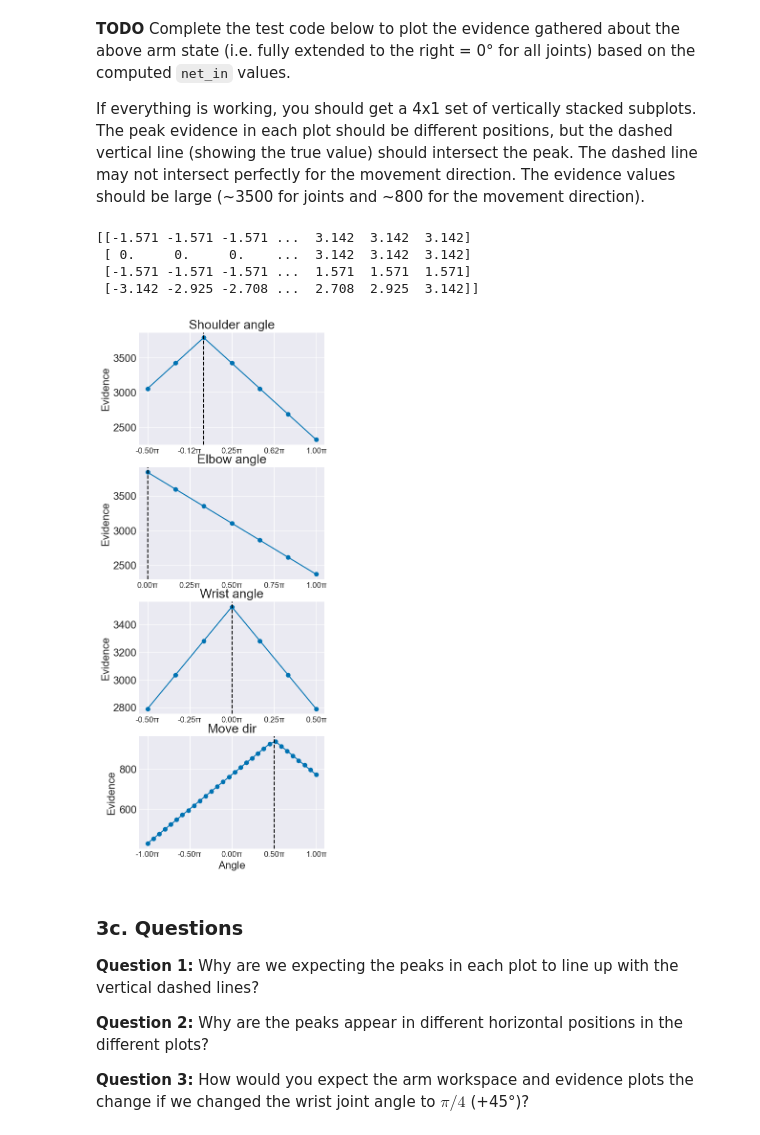
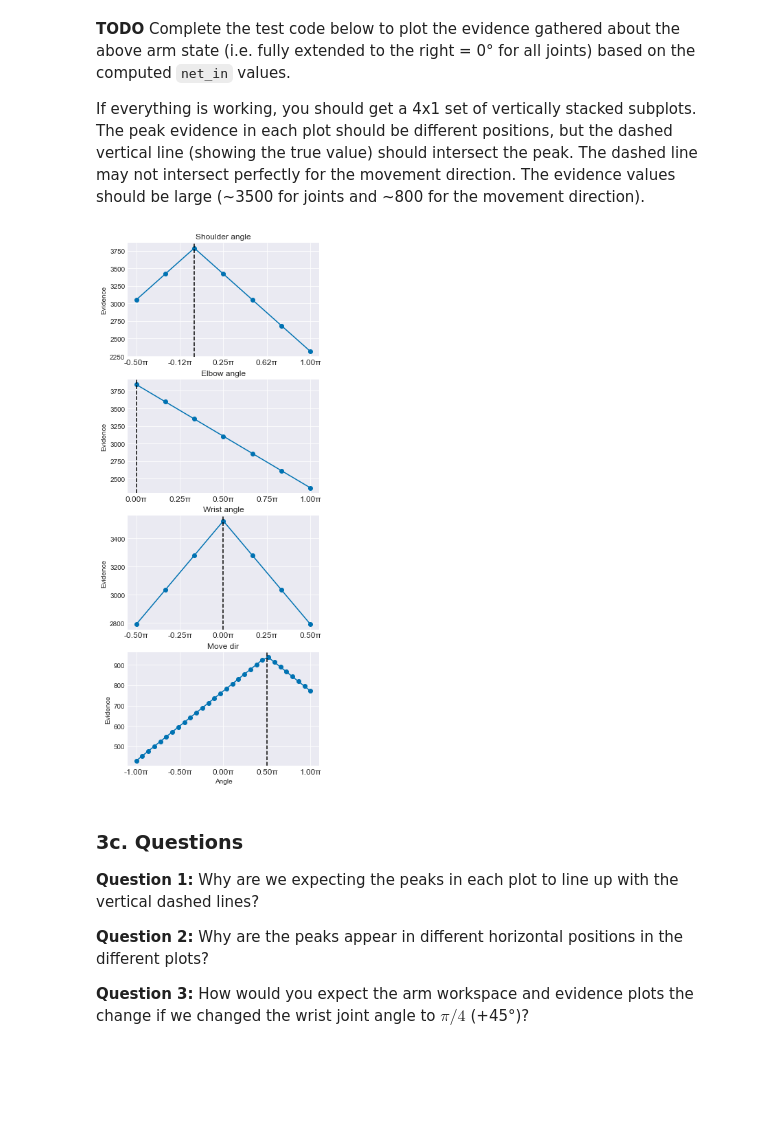
Before and after one commit to mqwen24/CS443_Projects, a Jupyter notebook: p3/outstar_learning.ipynb, the cells around one changed output. Cells and saved outputs as stored; diff of their text form; code cells hidden in the pictures; blank space fills up the shorter version.

```diff
--- a/p3/outstar_learning.ipynb
+++ b/p3/outstar_learning.ipynb
@@ -249,22 +249,19 @@ If everything is working, you should get a 4x1 set of vertically stacked subplot
 # %%
 # TODO: Create MotorNeurons object based on the current set of joints
 mn = MotorNeurons(joints)
 
 # TODO: Compute the net_in. You can just hardcode the current joint angles
 # and movement direction:
 # joint angles is just an array of 3 0s.
 # movement direction we are assuming is up (π/2)
-mn_net_in = mn.net_in(np.zeros(3), np.pi/2)
+mn_net_in = mn.net_in(np.array([0, 0, 0]), np.pi/2)
+
 # Plug in the net_in and one 4 item list of the actual joint angles and move direction
 # (move direction is last) into the MotorNeuron plot method.
 # Hard coding this list is fine here.
 mn.plot(mn_net_in, [0, 0, 0, np.pi/2])
 # %% [output]
-[[-1.571 -1.571 -1.571 ...  3.142  3.142  3.142]
- [ 0.     0.     0.    ...  3.142  3.142  3.142]
- [-1.571 -1.571 -1.571 ...  1.571  1.571  1.571]
- [-3.142 -2.925 -2.708 ...  2.708  2.925  3.142]]
-[figure, old version]
+[figure, new version]
 # %% [markdown]
 ### 3c. Questions
 
```
Also changed, not shown: parts of 13 cells of this notebook, 7 other files.
